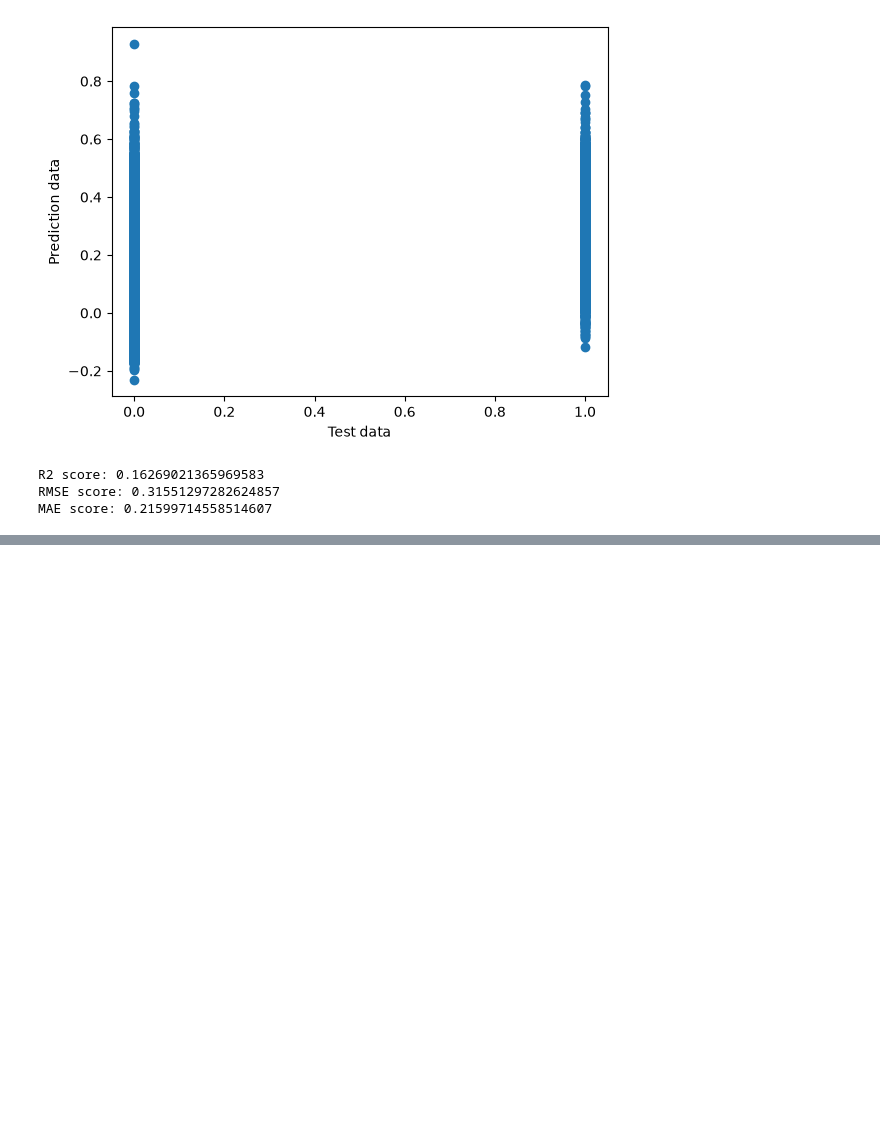
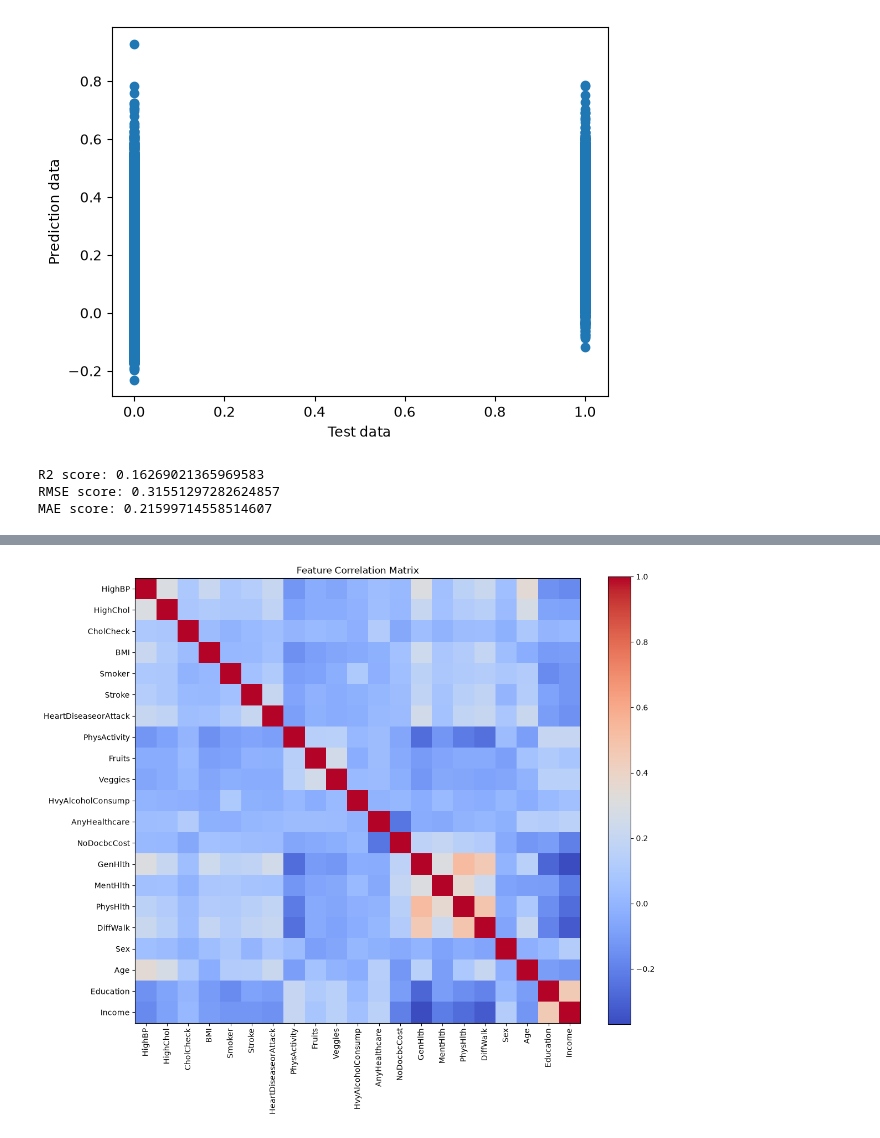
Before and after one commit to kartik815/ML-Diabetes-Case-Study, a Jupyter notebook: notebooks/regression1.ipynb, the cells around one changed output, grey strips where cells are left out. Saved outputs shown, nothing was run; the diff lists cells and outputs as text; code cells hidden in the pictures; blank space fills up the shorter version.

```diff
--- a/notebooks/regression1.ipynb
+++ b/notebooks/regression1.ipynb
@@ -476,0 +571,72 @@ plt.show()
+# %%
+# Feature engineering
+
+from sklearn.preprocessing import StandardScaler
+from sklearn.decomposition import PCA
+
+df = get_df()
+df = rm_empty_rows(df)
+target, df = seperate_target(df)
+x_train,x_test, y_train,y_test = get_split(target,df,SPLIT_TEST_SIZE)
+
+corr = df.corr()
+plt.figure(figsize=(12, 10))
+
+plt.imshow(corr, cmap="coolwarm", interpolation="nearest")
+plt.colorbar()
+
+plt.xticks(range(len(corr.columns)), corr.columns, rotation=90)
+plt.yticks(range(len(corr.columns)), corr.columns)
+
+plt.title("Feature Correlation Matrix")
+plt.tight_layout()
+plt.show()
+
+def remove_highly_correlated_variables(df, threshold):
+    df = df.copy()
+    corr = df.corr()
+    to_drop = set()
+    correlation_threshold = threshold
+    print("\n\n---------------------------------\n\n")
+    print(f"Highly correlated features (correlation above: {correlation_threshold}):")
+
+    for i in range(len(corr.columns)):
+        for j in range(i + 1, len(corr.columns)):
+            value = corr.iloc[i, j]
+            if abs(value) > correlation_threshold:
+                col1 = corr.columns[i]
+                col2 = corr.columns[j]
+
+                print(col1, "<->", col2, ":", value)
+
+                to_drop.add(col1)
+
+    print(f"Removed features: {to_drop}")
+    print("\n\n---------------------------------\n\n")
+
+    df.drop(columns=list(to_drop), inplace=True)
+
+    return df
+
+
+
+
+
+# Scale features
+scaler = StandardScaler()
+
+x_train_scaled = scaler.fit_transform(x_train)
+x_test_scaled = scaler.transform(x_test)
+
+# PCA
+pca = PCA(n_components=0.95)
+
+x_train_pca = pca.fit_transform(x_train_scaled)
+x_test_pca = pca.transform(x_test_scaled)
+
+print("Original features:", x_train.shape[1])
+print("PCA features:", x_train_pca.shape[1])
+print("Explained variance:", pca.explained_variance_ratio_)
+print("Total variance retained:", pca.explained_variance_ratio_[:15].sum())
+# %% [output]
+[figure, added]
```
Also changed, not shown: parts of 3 cells of this notebook, 2 other files.
